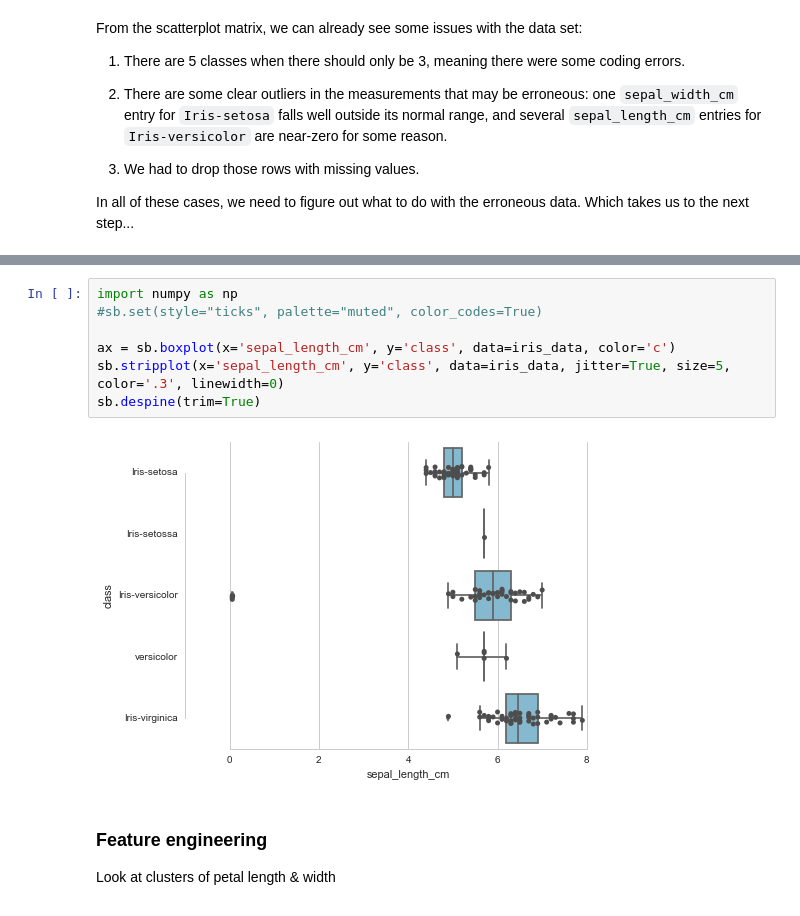
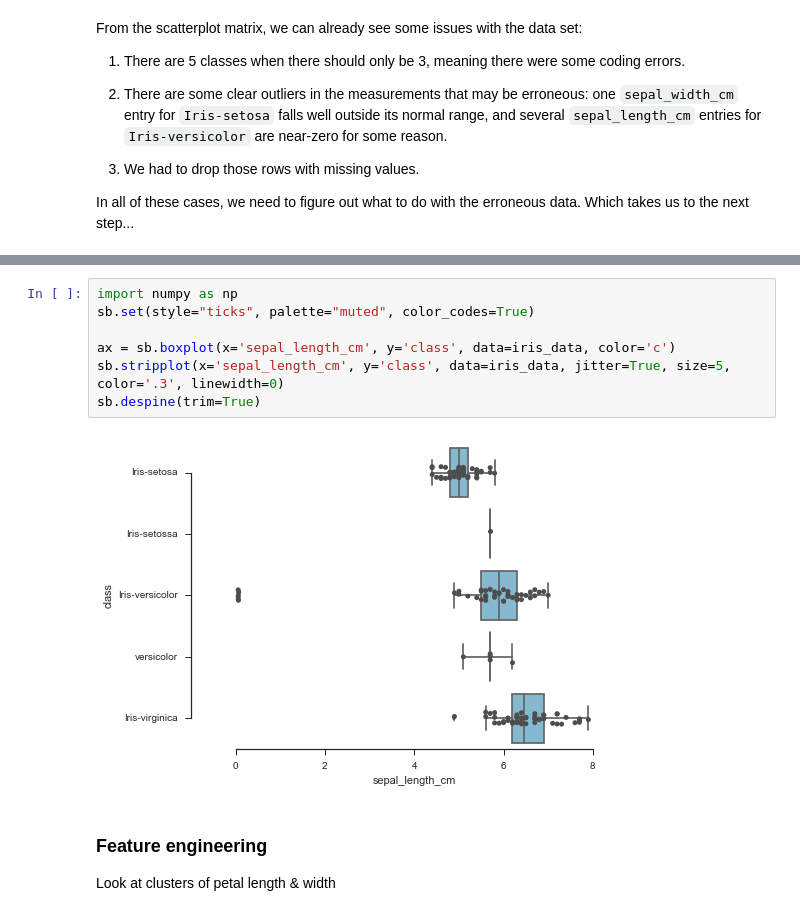
Before and after one commit to kcbighuge/misc-python, a Jupyter notebook: example-ml-notebook-rhiever.ipynb, the cells around one changed output, grey strips where cells are left out. Drawn from its saved outputs; the diff is of its cells as text.

```diff
--- a/example-ml-notebook-rhiever.ipynb
+++ b/example-ml-notebook-rhiever.ipynb
@@ -295,12 +294,12 @@ sb.boxplot(data=iris_data, color='c');
 # %%
 import numpy as np
-#sb.set(style="ticks", palette="muted", color_codes=True)
+sb.set(style="ticks", palette="muted", color_codes=True)
 
 ax = sb.boxplot(x='sepal_length_cm', y='class', data=iris_data, color='c')
 sb.stripplot(x='sepal_length_cm', y='class', data=iris_data, jitter=True, size=5, color='.3', linewidth=0)
 sb.despine(trim=True)
 # %% [output]
-[figure, old version]
+[figure, new version]
 # %% [markdown]
 ### Feature engineering
 Look at clusters of petal length & width
```
Also changed, not shown: parts of 27 cells of this notebook, 1 other file.
